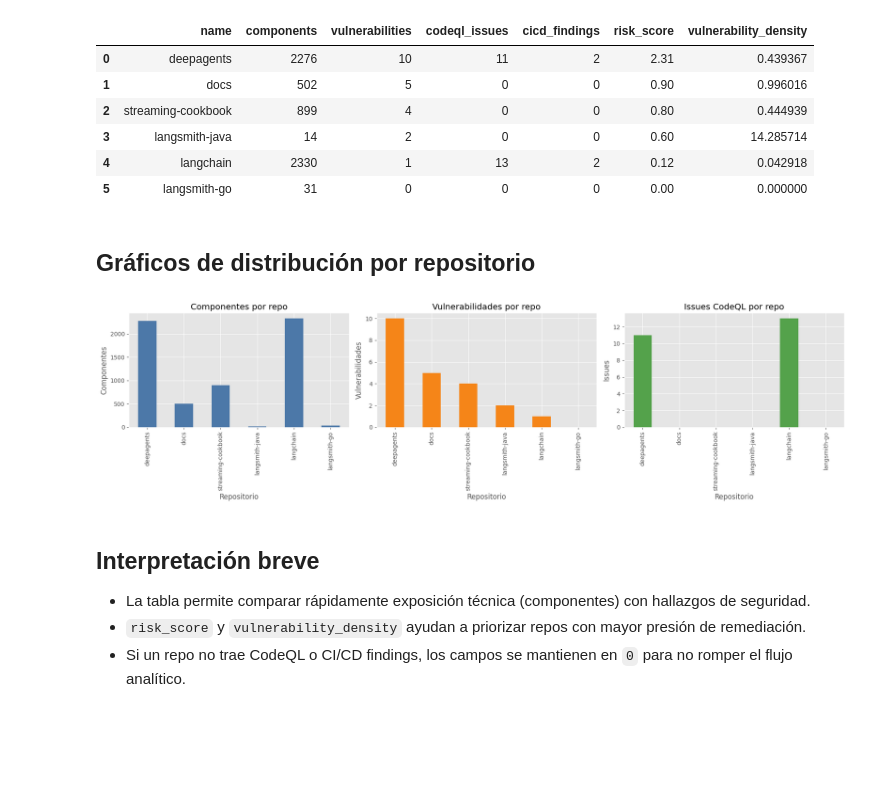
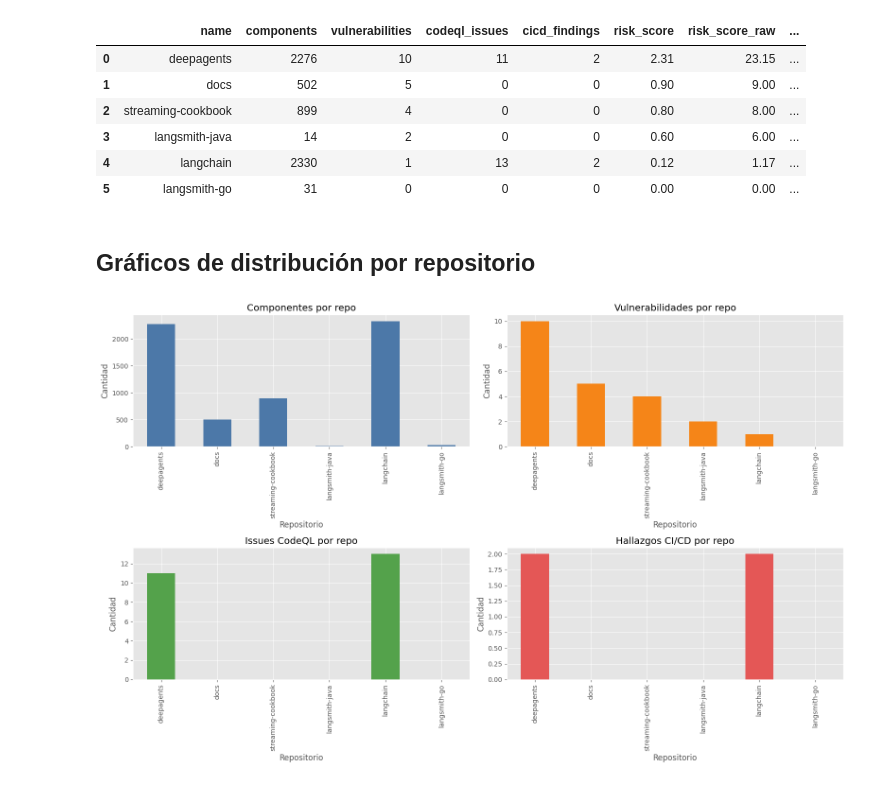
Before and after one commit to CristobalAlonso26/Proyecto_ciberseguridad, a Jupyter notebook: nbs/01_overview.ipynb, the cells around one changed output. Drawn from its saved outputs; the diff is of its cells as text; code cells hidden in the pictures; blank space fills up the shorter version.

```diff
--- a/nbs/01_overview.ipynb
+++ b/nbs/01_overview.ipynb
@@ -15,7 +24,7 @@ import pandas as pd
 def find_project_root(start: Path | None = None) -> Path:
     start = start or Path.cwd()
     for candidate in [start, *start.parents]:
-        if (candidate / 'data' / 'results' / 'analysis.json').exists():
+        if (candidate / 'data' / 'results').exists():
             return candidate
     return Path.cwd()
 
@@ -26,11 +35,9 @@ analysis_path = root / 'data' / 'results' / 'analysis.json'
 if not analysis_path.exists():
     raise FileNotFoundError(f'No se encontró analysis.json en: {analysis_path}')
 
-with analysis_path.open('r', encoding='utf-8') as f:
-    analysis = json.load(f)
-
-repos = analysis.get('repositories', [])
-metadata = analysis.get('metadata', {})
+analysis = json.loads(analysis_path.read_text(encoding='utf-8'))
+repos = analysis.get('repositories', []) or []
+metadata = analysis.get('metadata', {}) or {}
 
 metadata
 # %% [output]
@@ -47,47 +114,51 @@ for repo in repos:
         'codeql_issues': repo.get('codeql', {}).get('total_issues', 0),
         'cicd_findings': repo.get('cicd', {}).get('total_findings', 0),
         'risk_score': repo.get('metrics', {}).get('risk_score', 0.0),
+        'risk_score_raw': repo.get('metrics', {}).get('risk_score_raw', 0.0),
         'vulnerability_density': repo.get('metrics', {}).get('vulnerability_density', 0.0),
     })
 
-df_repos = pd.DataFrame(rows).sort_values('risk_score', ascending=False).reset_index(drop=True)
+df_repos = pd.DataFrame(rows)
+if df_repos.empty:
+    df_repos = pd.DataFrame(columns=[
+        'name','components','vulnerabilities','codeql_issues','cicd_findings','risk_score','risk_score_raw','vulnerability_density'
+    ])
+
+df_repos = df_repos.sort_values('risk_score', ascending=False).reset_index(drop=True)
 df_repos
 # %% [output]
-|  | name | components | vulnerabilities | codeql_issues | cicd_findings | risk_score | vulnerability_density |
-| 0 | deepagents | 2276 | 10 | 11 | 2 | 2.31 | 0.439367 |
-| 1 | docs | 502 | 5 | 0 | 0 | 0.90 | 0.996016 |
-| 2 | streaming-cookbook | 899 | 4 | 0 | 0 | 0.80 | 0.444939 |
-| 3 | langsmith-java | 14 | 2 | 0 | 0 | 0.60 | 14.285714 |
-| 4 | langchain | 2330 | 1 | 13 | 2 | 0.12 | 0.042918 |
-| 5 | langsmith-go | 31 | 0 | 0 | 0 | 0.00 | 0.000000 |
+|  | name | components | vulnerabilities | codeql_issues | cicd_findings | risk_score | risk_score_raw | ... |
+| 0 | deepagents | 2276 | 10 | 11 | 2 | 2.31 | 23.15 | ... |
+| 1 | docs | 502 | 5 | 0 | 0 | 0.90 | 9.00 | ... |
+| 2 | streaming-cookbook | 899 | 4 | 0 | 0 | 0.80 | 8.00 | ... |
+| 3 | langsmith-java | 14 | 2 | 0 | 0 | 0.60 | 6.00 | ... |
+| 4 | langchain | 2330 | 1 | 13 | 2 | 0.12 | 1.17 | ... |
+| 5 | langsmith-go | 31 | 0 | 0 | 0 | 0.00 | 0.00 | ... |
 # %% [markdown]
 ## Gráficos de distribución por repositorio
 # %%
 plt.style.use('ggplot')
-fig, axes = plt.subplots(1, 3, figsize=(18, 5))
+fig, axes = plt.subplots(2, 2, figsize=(16, 10))
 
-df_repos.plot.bar(x='name', y='components', ax=axes[0], legend=False, color='#4C78A8')
-axes[0].set_title('Componentes por repo')
-axes[0].set_xlabel('Repositorio')
-axes[0].set_ylabel('Componentes')
+if not df_repos.empty:
+    df_repos.plot.bar(x='name', y='components', ax=axes[0, 0], legend=False, color='#4C78A8')
+    df_repos.plot.bar(x='name', y='vulnerabilities', ax=axes[0, 1], legend=False, color='#F58518')
+    df_repos.plot.bar(x='name', y='codeql_issues', ax=axes[1, 0], legend=False, color='#54A24B')
+    df_repos.plot.bar(x='name', y='cicd_findings', ax=axes[1, 1], legend=False, color='#E45756')
+else:
+    for ax in axes.ravel():
+        ax.text(0.5, 0.5, 'Sin datos de repositorio', ha='center', va='center')
 
-df_repos.plot.bar(x='name', y='vulnerabilities', ax=axes[1], legend=False, color='#F58518')
-axes[1].set_title('Vulnerabilidades por repo')
-axes[1].set_xlabel('Repositorio')
-axes[1].set_ylabel('Vulnerabilidades')
+axes[0, 0].set_title('Componentes por repo')
+axes[0, 1].set_title('Vulnerabilidades por repo')
+axes[1, 0].set_title('Issues CodeQL por repo')
+axes[1, 1].set_title('Hallazgos CI/CD por repo')
 
-df_repos.plot.bar(x='name', y='codeql_issues', ax=axes[2], legend=False, color='#54A24B')
-axes[2].set_title('Issues CodeQL por repo')
-axes[2].set_xlabel('Repositorio')
-axes[2].set_ylabel('Issues')
+for ax in axes.ravel():
+    ax.set_xlabel('Repositorio')
+    ax.set_ylabel('Cantidad')
 
 plt.tight_layout()
 plt.show()
 # %% [output]
-[figure, old version]
+[figure, new version]
-# %% [markdown]
-## Interpretación breve
-
-- La tabla permite comparar rápidamente exposición técnica (componentes) con hallazgos de seguridad.
-- `risk_score` y `vulnerability_density` ayudan a priorizar repos con mayor presión de remediación.
-- Si un repo no trae CodeQL o CI/CD findings, los campos se mantienen en `0` para no romper el flujo analítico.
```
Also changed, not shown: parts of 6 cells of this notebook, 2 other files.
